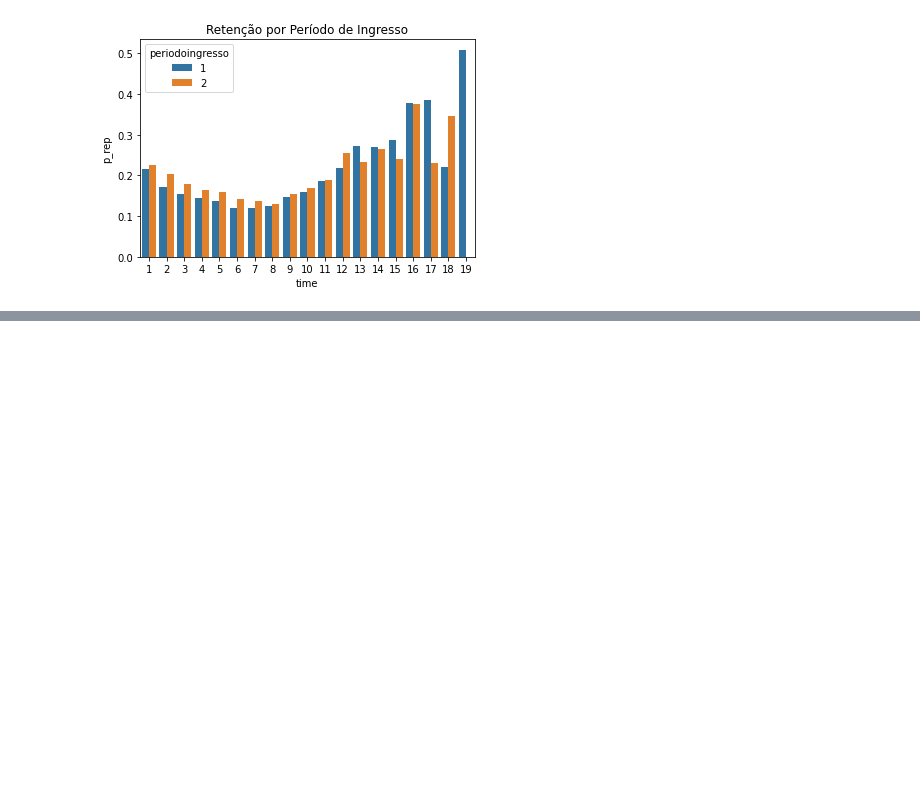
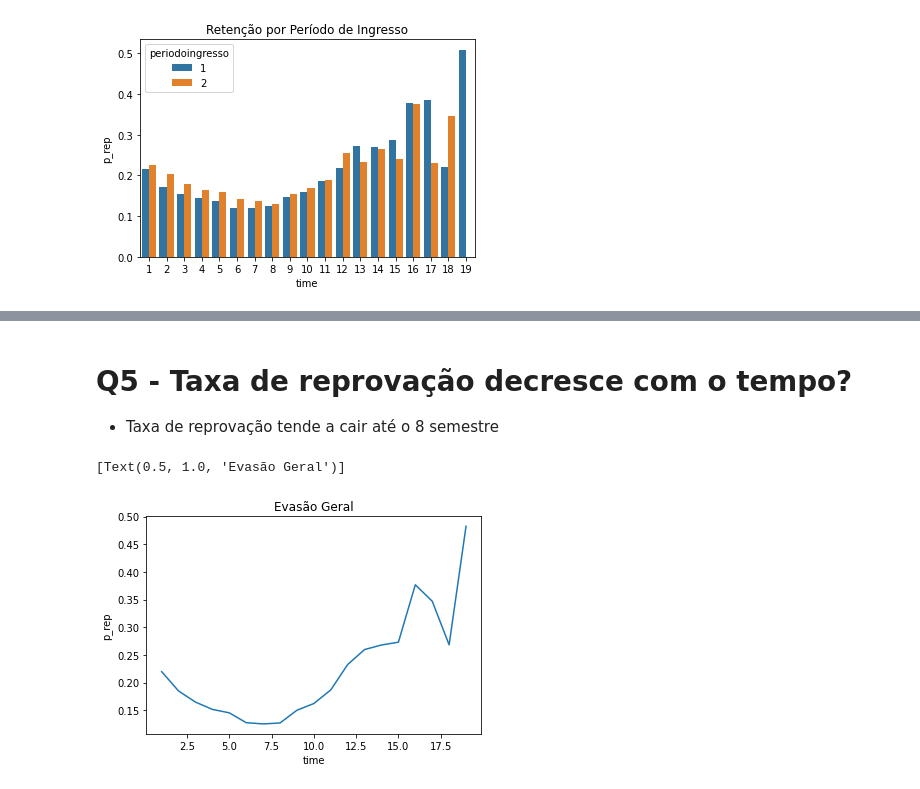
Before and after one commit to rlopes404/dropout, a Jupyter notebook: retencao-UFRB.ipynb, the cells around one changed output, grey strips where cells are left out. Saved outputs shown, nothing was run; the diff lists cells and outputs as text; code cells hidden in the pictures; blank space fills up the shorter version.

```diff
--- a/retencao-UFRB.ipynb
+++ b/retencao-UFRB.ipynb
@@ -26,7 +26,7 @@ def plot_time_bar(col_group, target, title):
     ax = sns.barplot(x='time', y=target, data=data, hue=col_group)
     ax.set(title=title)
 # %%
-df = pd.read_csv('/home/ramon/extrator/retencaoretencao.csv')
+df = pd.read_csv('/home/ramon/extrator/retencao/retencao.csv')
 
 df.columns
 # %% [output]
@@ -76,0 +184,12 @@ plot_time_bar('periodoingresso', 'p_rep', 'Retenção por Período de Ingresso')
+# %% [markdown]
+# Q5 - Taxa de reprovação decresce com o tempo?
+
+- Taxa de reprovação tende a cair até o 8 semestre
+# %%
+data = df.groupby('time').agg({'p_rep':'mean'}).reset_index()
+
+ax = sns.lineplot(x='time', y='p_rep', data=data)
+ax.set(title='Evasão Geral')
+# %% [output]
+[Text(0.5, 1.0, 'Evasão Geral')]
+[figure, added]
```
Also changed, not shown: parts of 8 cells of this notebook.
